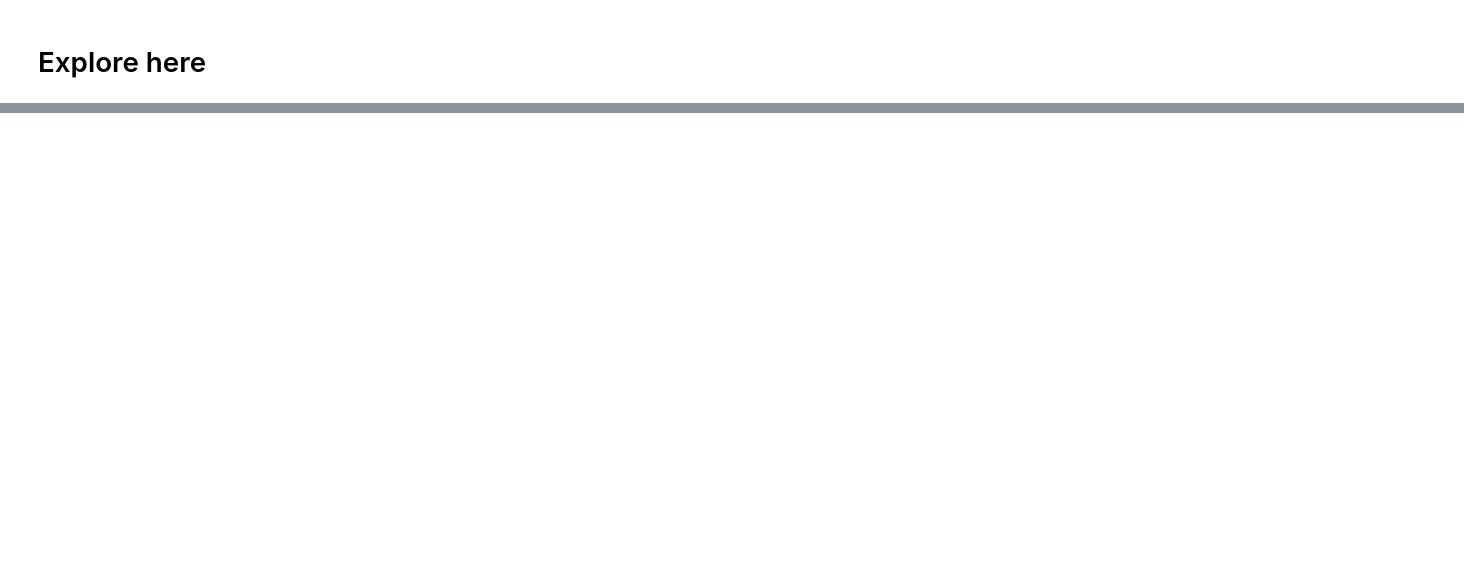
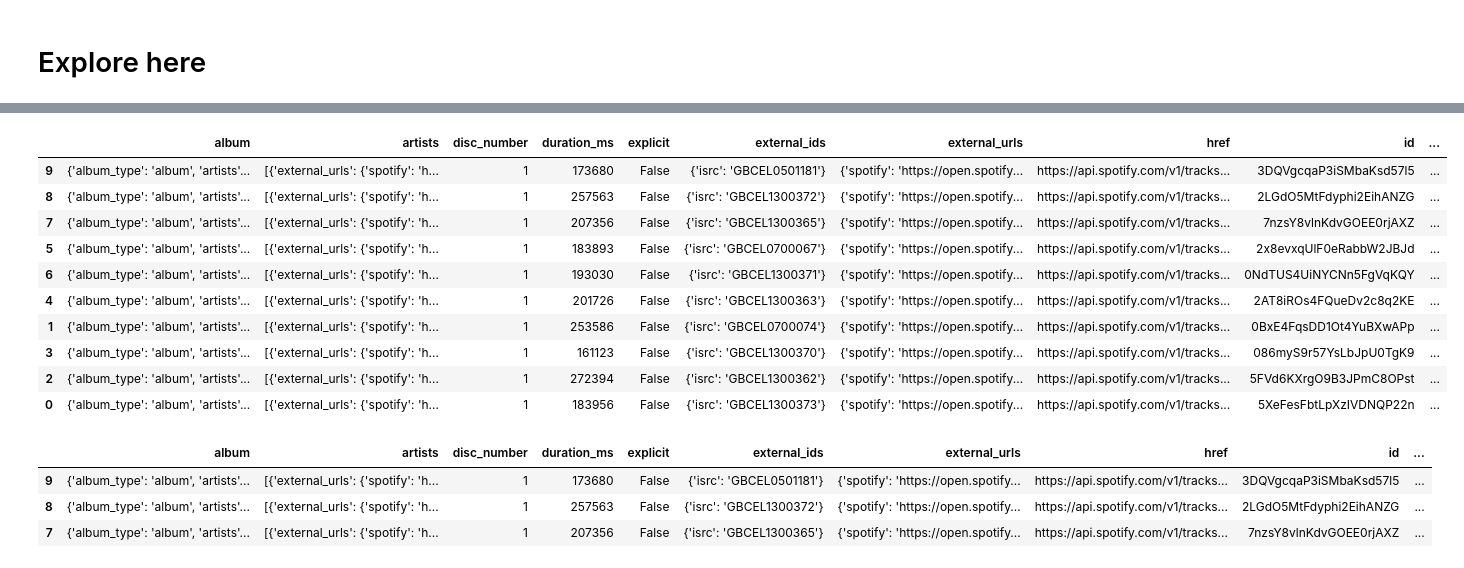
Before and after one commit to mgnorero/interacting-with-api-python-project-tutorial, a Jupyter notebook: src/explore.ipynb, the cells around one changed output, grey strips where cells are left out. Saved outputs shown, nothing was run; the diff lists cells and outputs as text; code cells hidden in the pictures; blank space fills up the shorter version.

```diff
--- a/src/explore.ipynb
+++ b/src/explore.ipynb
@@ -20,0 +42,26 @@ sp = spotipy.Spotify(auth_manager=SpotifyOAuth(client_id=client_id, client_secre
+# %%
+#ordenar los tracks por popularidad
+
+df_tracks.sort_values(["popularity"], inplace=True)
+df_tracks
+# %% [output]
+|  | album | artists | disc_number | duration_ms | explicit | external_ids | external_urls | href | id | ... |
+| 9 | {'album_type': 'album', 'artists'... | [{'external_urls': {'spotify': 'h... | 1 | 173680 | False | {'isrc': 'GBCEL0501181'} | {'spotify': 'https://open.spotify... | https://api.spotify.com/v1/tracks... | 3DQVgcqaP3iSMbaKsd57l5 | ... |
+| 8 | {'album_type': 'album', 'artists'... | [{'external_urls': {'spotify': 'h... | 1 | 257563 | False | {'isrc': 'GBCEL1300372'} | {'spotify': 'https://open.spotify... | https://api.spotify.com/v1/tracks... | 2LGdO5MtFdyphi2EihANZG | ... |
+| 7 | {'album_type': 'album', 'artists'... | [{'external_urls': {'spotify': 'h... | 1 | 207356 | False | {'isrc': 'GBCEL1300365'} | {'spotify': 'https://open.spotify... | https://api.spotify.com/v1/tracks... | 7nzsY8vlnKdvGOEE0rjAXZ | ... |
+| 5 | {'album_type': 'album', 'artists'... | [{'external_urls': {'spotify': 'h... | 1 | 183893 | False | {'isrc': 'GBCEL0700067'} | {'spotify': 'https://open.spotify... | https://api.spotify.com/v1/tracks... | 2x8evxqUlF0eRabbW2JBJd | ... |
+| 6 | {'album_type': 'album', 'artists'... | [{'external_urls': {'spotify': 'h... | 1 | 193030 | False | {'isrc': 'GBCEL1300371'} | {'spotify': 'https://open.spotify... | https://api.spotify.com/v1/tracks... | 0NdTUS4UiNYCNn5FgVqKQY | ... |
+| 4 | {'album_type': 'album', 'artists'... | [{'external_urls': {'spotify': 'h... | 1 | 201726 | False | {'isrc': 'GBCEL1300363'} | {'spotify': 'https://open.spotify... | https://api.spotify.com/v1/tracks... | 2AT8iROs4FQueDv2c8q2KE | ... |
+| 1 | {'album_type': 'album', 'artists'... | [{'external_urls': {'spotify': 'h... | 1 | 253586 | False | {'isrc': 'GBCEL0700074'} | {'spotify': 'https://open.spotify... | https://api.spotify.com/v1/tracks... | 0BxE4FqsDD1Ot4YuBXwAPp | ... |
+| 3 | {'album_type': 'album', 'artists'... | [{'external_urls': {'spotify': 'h... | 1 | 161123 | False | {'isrc': 'GBCEL1300370'} | {'spotify': 'https://open.spotify... | https://api.spotify.com/v1/tracks... | 086myS9r57YsLbJpU0TgK9 | ... |
+| 2 | {'album_type': 'album', 'artists'... | [{'external_urls': {'spotify': 'h... | 1 | 272394 | False | {'isrc': 'GBCEL1300362'} | {'spotify': 'https://open.spotify... | https://api.spotify.com/v1/tracks... | 5FVd6KXrgO9B3JPmC8OPst | ... |
+| 0 | {'album_type': 'album', 'artists'... | [{'external_urls': {'spotify': 'h... | 1 | 183956 | False | {'isrc': 'GBCEL1300373'} | {'spotify': 'https://open.spotify... | https://api.spotify.com/v1/tracks... | 5XeFesFbtLpXzIVDNQP22n | ... |
+# %%
+#mostrar el top 3 del data frame
+
+df_tracks.head(3)
+# %% [output]
+|  | album | artists | disc_number | duration_ms | explicit | external_ids | external_urls | href | id | ... |
+| 9 | {'album_type': 'album', 'artists'... | [{'external_urls': {'spotify': 'h... | 1 | 173680 | False | {'isrc': 'GBCEL0501181'} | {'spotify': 'https://open.spotify... | https://api.spotify.com/v1/tracks... | 3DQVgcqaP3iSMbaKsd57l5 | ... |
+| 8 | {'album_type': 'album', 'artists'... | [{'external_urls': {'spotify': 'h... | 1 | 257563 | False | {'isrc': 'GBCEL1300372'} | {'spotify': 'https://open.spotify... | https://api.spotify.com/v1/tracks... | 2LGdO5MtFdyphi2EihANZG | ... |
+| 7 | {'album_type': 'album', 'artists'... | [{'external_urls': {'spotify': 'h... | 1 | 207356 | False | {'isrc': 'GBCEL1300365'} | {'spotify': 'https://open.spotify... | https://api.spotify.com/v1/tracks... | 7nzsY8vlnKdvGOEE0rjAXZ | ... |
```
Also changed, not shown: parts of 3 cells of this notebook, 1 other file.
